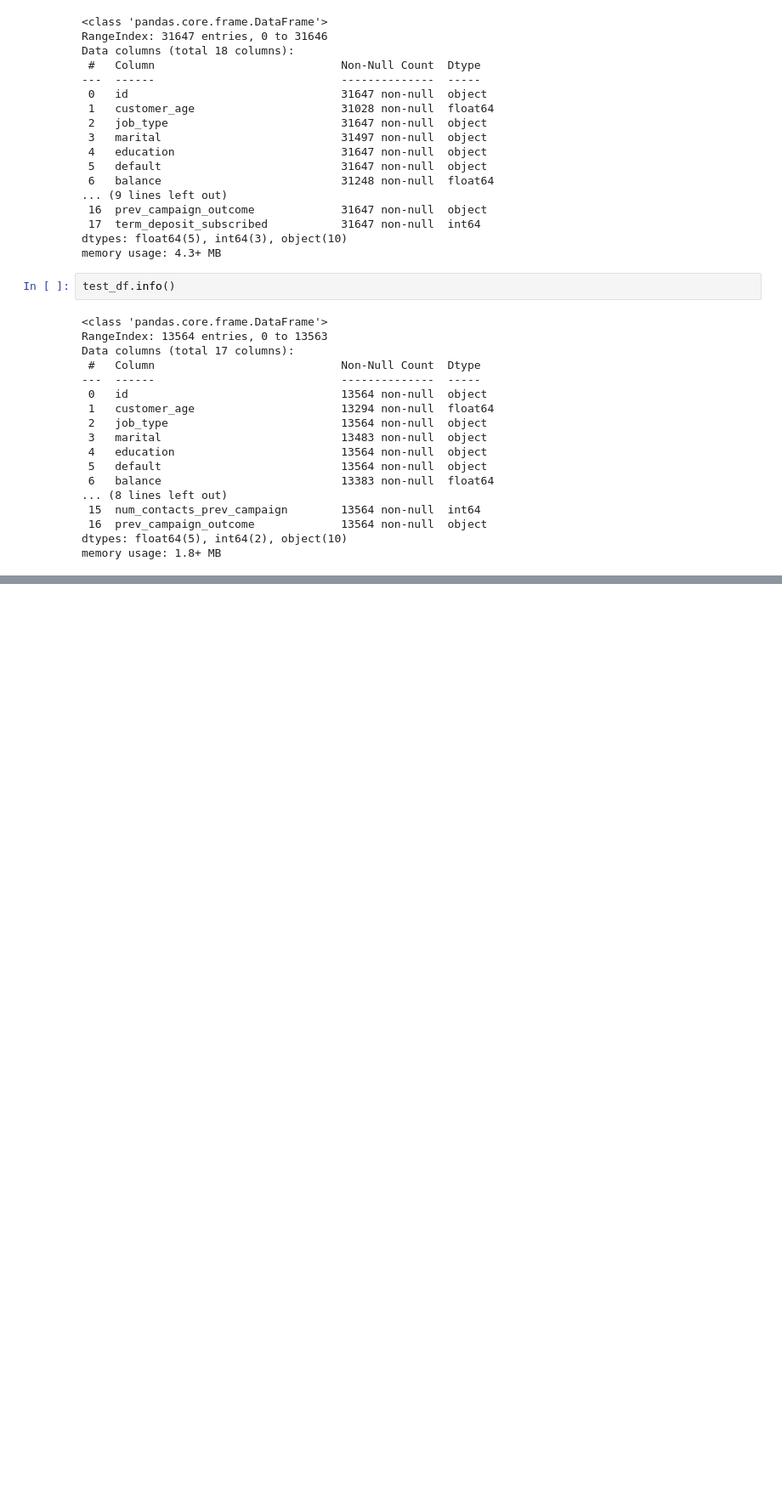
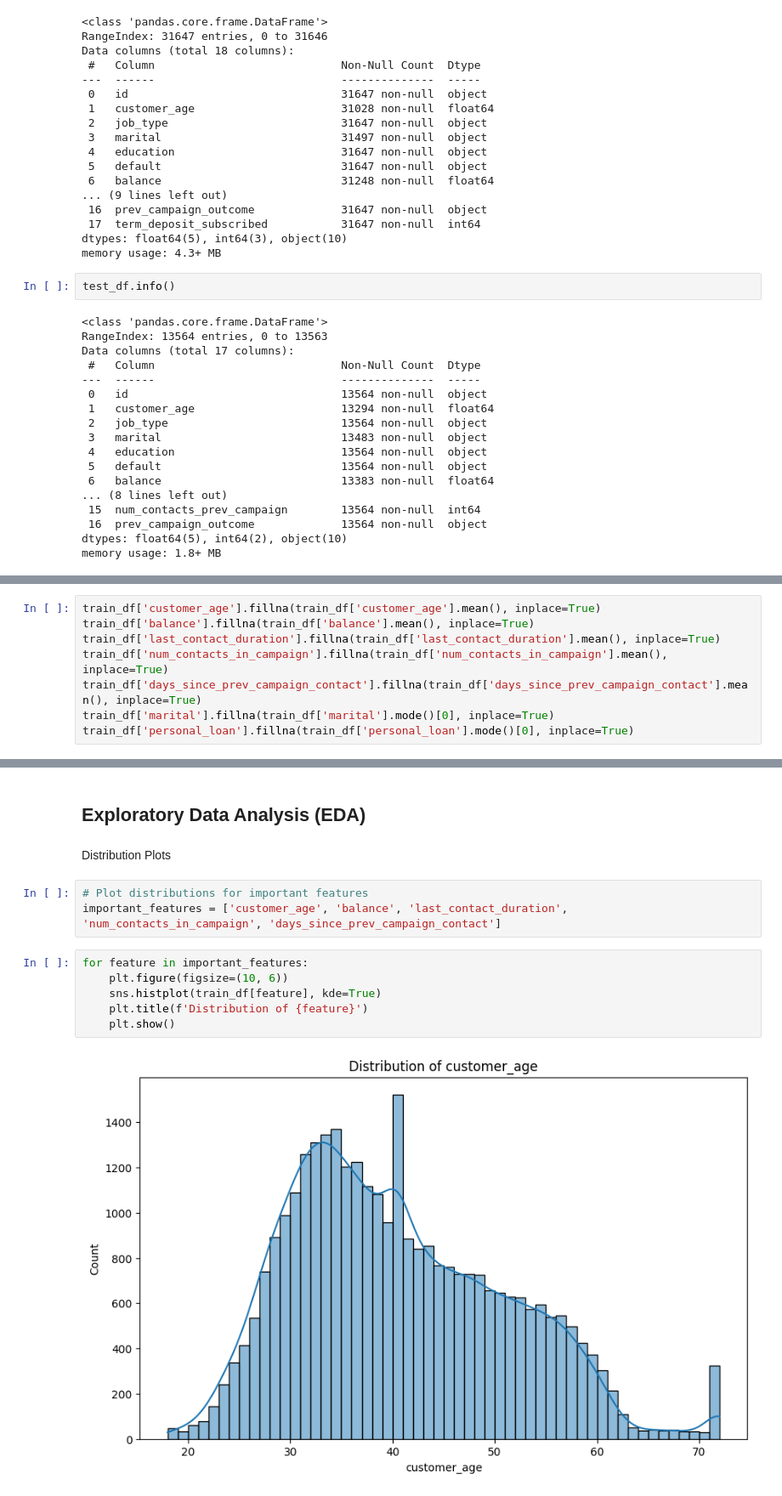
Before and after one commit to bintabinty/customer-segmentation-for-bank, a Jupyter notebook: Week_03_Submission____Dec_Batch_ipynb_ipynb.ipynb, the cells around one changed output, grey strips where cells are left out. Shown at 85% size. Saved outputs shown, nothing was run; the diff lists cells and outputs as text; blank space fills up the shorter version.

```diff
--- a/Week_03_Submission____Dec_Batch_ipynb_ipynb.ipynb
+++ b/Week_03_Submission____Dec_Batch_ipynb_ipynb.ipynb
@@ -120,0 +164,8 @@ missing_values_test_filled = test_df_filled.isnull().sum()
+# %%
+train_df['customer_age'].fillna(train_df['customer_age'].mean(), inplace=True)
+train_df['balance'].fillna(train_df['balance'].mean(), inplace=True)
+train_df['last_contact_duration'].fillna(train_df['last_contact_duration'].mean(), inplace=True)
+train_df['num_contacts_in_campaign'].fillna(train_df['num_contacts_in_campaign'].mean(), inplace=True)
+train_df['days_since_prev_campaign_contact'].fillna(train_df['days_since_prev_campaign_contact'].mean(), inplace=True)
+train_df['marital'].fillna(train_df['marital'].mode()[0], inplace=True)
+train_df['personal_loan'].fillna(train_df['personal_loan'].mode()[0], inplace=True)
@@ -120,0 +253,15 @@ missing_values_test_filled = test_df_filled.isnull().sum()
+# %% [markdown]
+## Exploratory Data Analysis (EDA)
+# %% [markdown]
+Distribution Plots
+# %%
+# Plot distributions for important features
+important_features = ['customer_age', 'balance', 'last_contact_duration', 'num_contacts_in_campaign', 'days_since_prev_campaign_contact']
+# %%
+for feature in important_features:
+    plt.figure(figsize=(10, 6))
+    sns.histplot(train_df[feature], kde=True)
+    plt.title(f'Distribution of {feature}')
+    plt.show()
+# %% [output]
+[figure, added]
```
Also changed, not shown: parts of 61 cells of this notebook.
